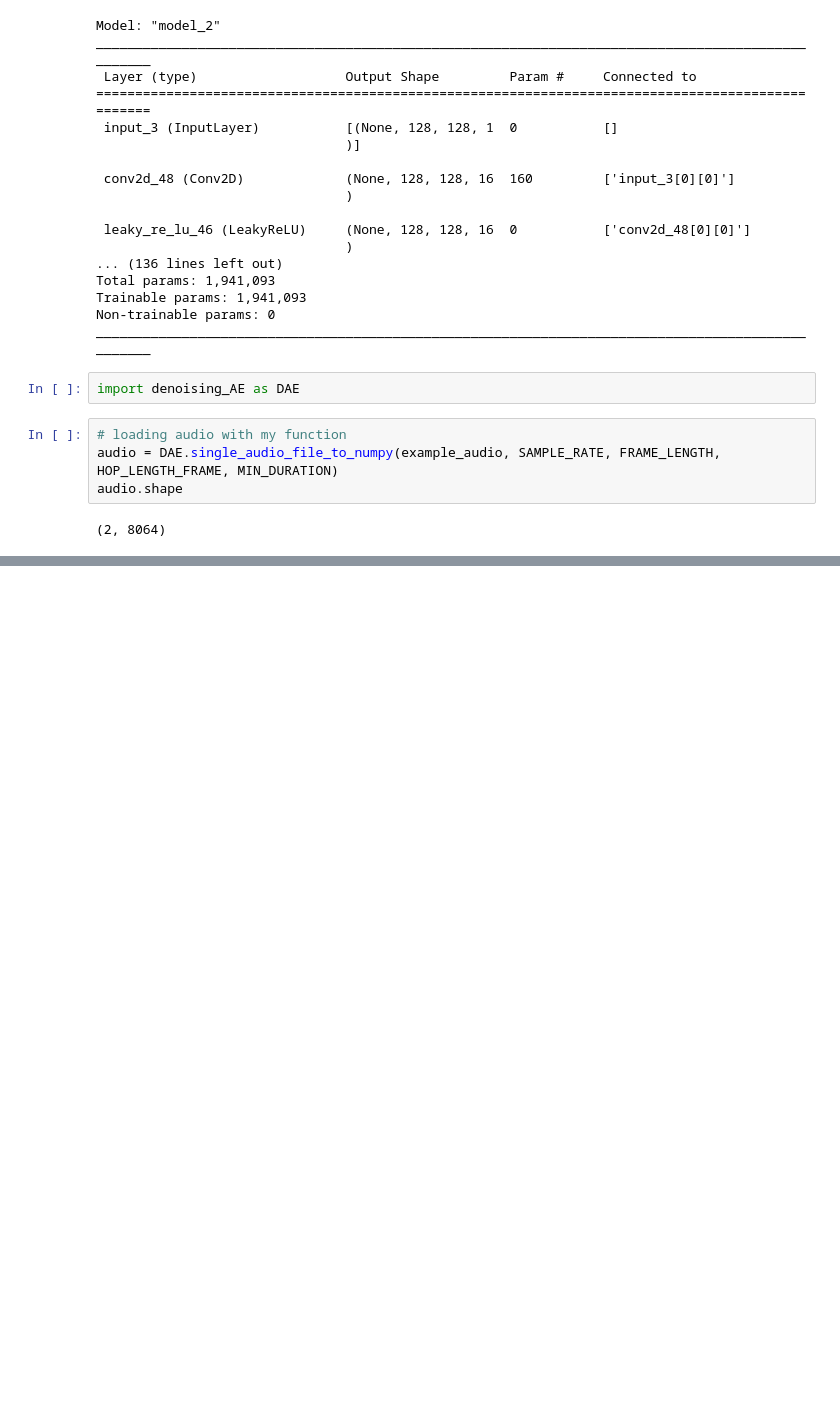
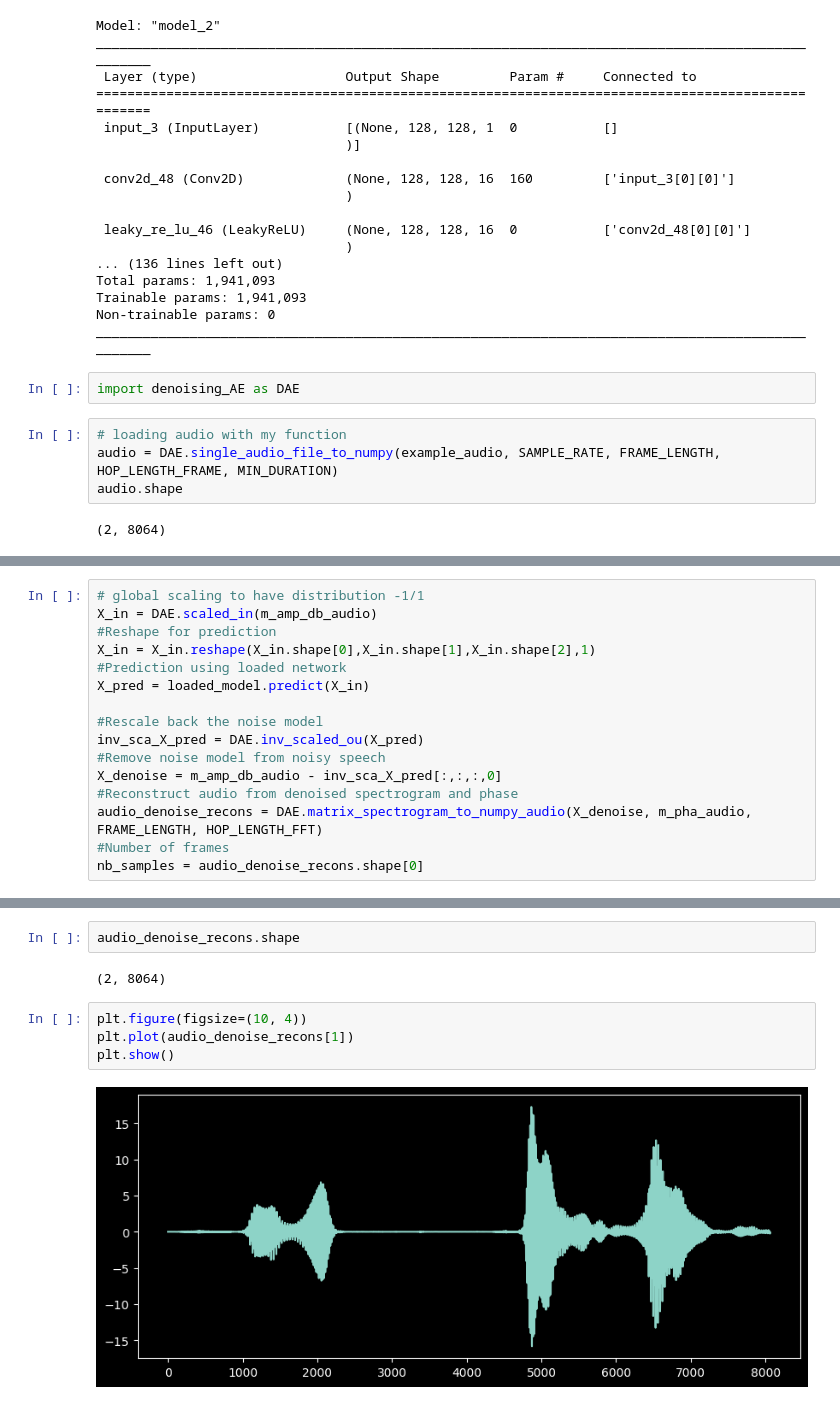
Before and after one commit to bameroncaird/deepsonar, a Jupyter notebook: autoencoder/test_pretrained_model.ipynb, the cells around one changed output, grey strips where cells are left out. Saved outputs shown, nothing was run; the diff lists cells and outputs as text; blank space fills up the shorter version.

```diff
--- a/autoencoder/test_pretrained_model.ipynb
+++ b/autoencoder/test_pretrained_model.ipynb
@@ -79,0 +91,16 @@ real_audio.shape, fake_audio.shape
+# %%
+# global scaling to have distribution -1/1
+X_in = DAE.scaled_in(m_amp_db_audio)
+#Reshape for prediction
+X_in = X_in.reshape(X_in.shape[0],X_in.shape[1],X_in.shape[2],1)
+#Prediction using loaded network
+X_pred = loaded_model.predict(X_in)
+
+#Rescale back the noise model
+inv_sca_X_pred = DAE.inv_scaled_ou(X_pred)
+#Remove noise model from noisy speech
+X_denoise = m_amp_db_audio - inv_sca_X_pred[:,:,:,0]
+#Reconstruct audio from denoised spectrogram and phase
+audio_denoise_recons = DAE.matrix_spectrogram_to_numpy_audio(X_denoise, m_pha_audio, FRAME_LENGTH, HOP_LENGTH_FFT)
+#Number of frames
+nb_samples = audio_denoise_recons.shape[0]
@@ -79,0 +109,10 @@ real_audio.shape, fake_audio.shape
+# %%
+audio_denoise_recons.shape
+# %% [output]
+(2, 8064)
+# %%
+plt.figure(figsize=(10, 4))
+plt.plot(audio_denoise_recons[1])
+plt.show()
+# %% [output]
+[figure, added]
```
Also changed, not shown: parts of 8 cells of this notebook.
